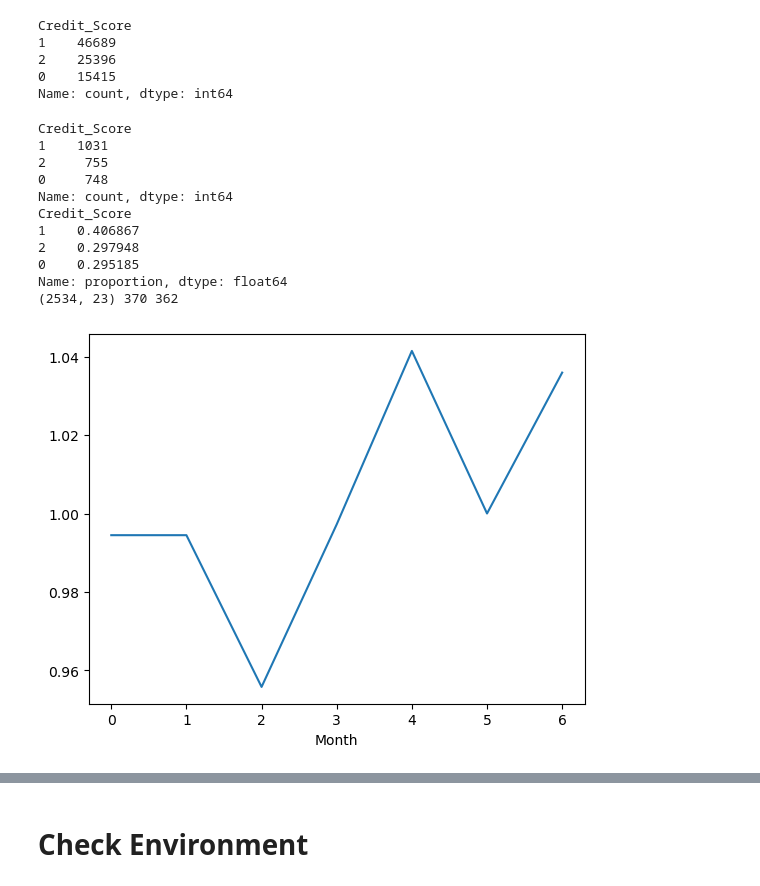
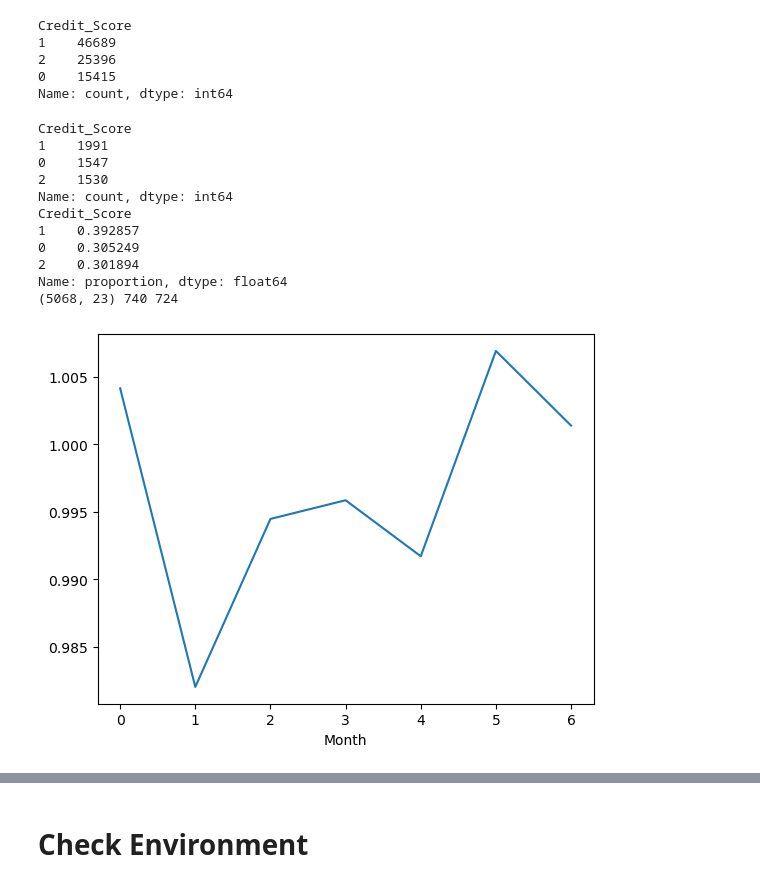
Before and after one commit to edunuke/Bath_MScAI, a Jupyter notebook: model/3_modeling.ipynb, the cells around one changed output, grey strips where cells are left out. Cells and saved outputs as stored; diff of their text form; code cells hidden in the pictures.

```diff
--- a/model/3_modeling.ipynb
+++ b/model/3_modeling.ipynb
@@ -113,44 +112,44 @@ train_subset = train.copy()
 # %%
 traindummy = train.reset_index()
 dmy = []
 for i in traindummy.Month.unique():
     a = traindummy[traindummy.Month == i].copy()
     b, c, d, e, f, g, h =  [], [], [] , [], [], [], []
     if i <=2:
-        f = a[a[default_col] == 0].sample(40)["Customer_ID"].tolist()
-        g = a[(a[default_col] == 2)].sample(20)["Customer_ID"].tolist()
+        f = a[a[default_col] == 0].sample(40*2)["Customer_ID"].tolist()
+        g = a[(a[default_col] == 2)].sample(20*2)["Customer_ID"].tolist()
     if i > 2 and i <=4:
-        b = a[a[default_col] == 1].sample(15)["Customer_ID"].tolist()
-        c = a[a[default_col] == 0].sample(5)["Customer_ID"].tolist()
+        b = a[a[default_col] == 1].sample(15*2)["Customer_ID"].tolist()
+        c = a[a[default_col] == 0].sample(5*2)["Customer_ID"].tolist()
     if i > 3:
-        d = a[a[default_col] == 2].sample(20)["Customer_ID"].tolist()
-        e = a[a[default_col] == 1].sample(30)["Customer_ID"].tolist()
+        d = a[a[default_col] == 2].sample(20*2)["Customer_ID"].tolist()
+        e = a[a[default_col] == 1].sample(30*2)["Customer_ID"].tolist()
 
     dmy.append(b+c+d+e+f+g)
 # dmy = [traindummy.sample(250).Customer_ID.tolist()]
 
 # flatten list res
 flat_list = [item for sublist in dmy for item in sublist]
 
 train_subset = traindummy[traindummy["Customer_ID"].isin(flat_list)]
 train_subset["Customer_ID"] = train_subset["Customer_ID"].replace(dict(zip(train_subset["Customer_ID"].unique(),
                                                                          range(len(train_subset["Customer_ID"].unique())))))
 train_subset.groupby('Month')[default_col].mean().plot()
 train_subset = train_subset.set_index(["Month", "Customer_ID"])
 print(train_subset[default_col].value_counts())
 print(train_subset[default_col].value_counts(normalize=True))
 
 print(train_subset.shape, len(flat_list), len(set(flat_list)))
 # %% [output]
 Credit_Score
-1    1031
-2     755
-0     748
+1    1991
+0    1547
+2    1530
 Name: count, dtype: int64
 Credit_Score
-1    0.406867
-2    0.297948
-0    0.295185
+1    0.392857
+0    0.305249
+2    0.301894
 Name: proportion, dtype: float64
-(2534, 23) 370 362
+(5068, 23) 740 724
-[figure, old version]
+[figure, new version]
```
Also changed, not shown: parts of 46 cells of this notebook, 13 other files.
